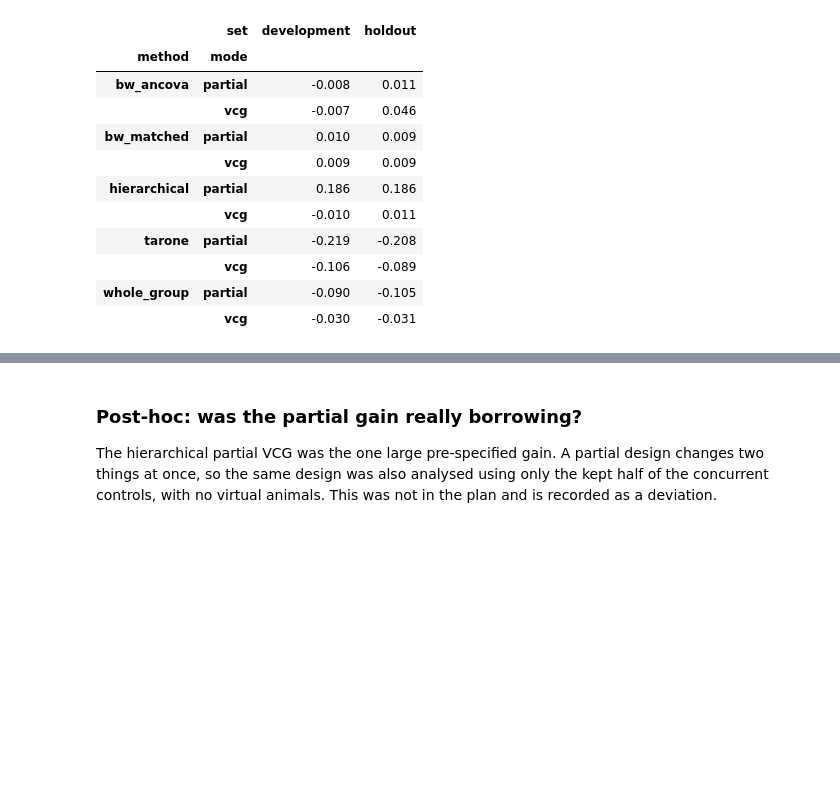
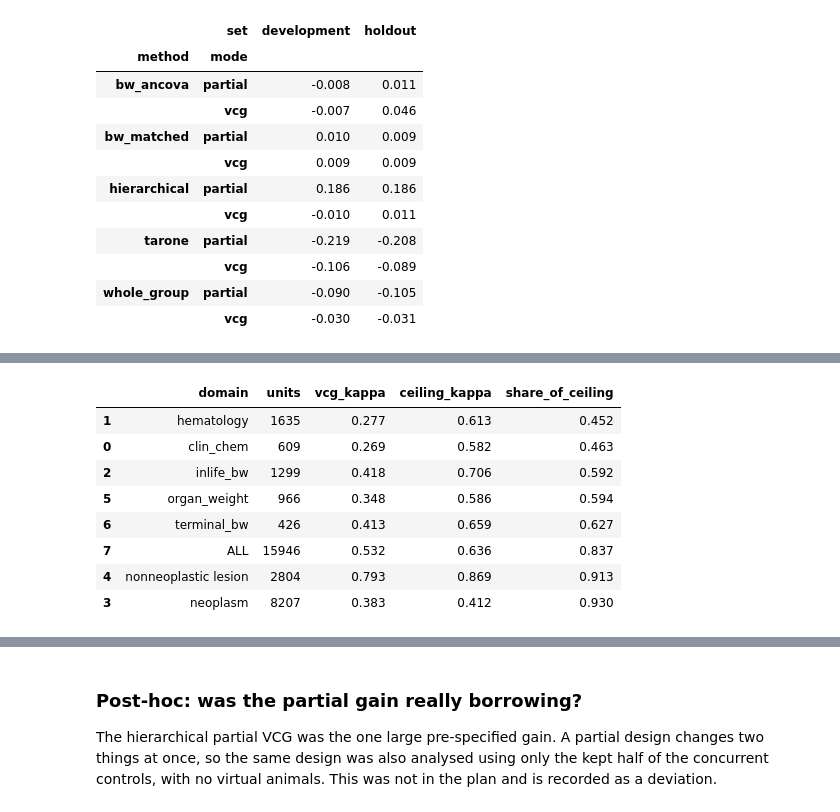
Before and after one commit to Jkovv/virtual-control-groups-ntp, a Jupyter notebook: notebooks/walkthrough.ipynb, the cells around one changed output, grey strips where cells are left out. Cells and saved outputs as stored; diff of their text form; code cells hidden in the pictures; blank space fills up the shorter version.

```diff
--- a/notebooks/walkthrough.ipynb
+++ b/notebooks/walkthrough.ipynb
@@ -441,0 +461,34 @@ vs[vs["domain"] == "all"].pivot_table(index=["method", "mode"], columns="set",
+# %%
+# the full VCG against the ceiling, on exactly the same endpoints
+from vcg.methods import _metrics_from_sums
+post = pd.read_parquet(C.TABLES_DIR / "method_endpoints_posthoc.parquet")
+pre = pd.read_parquet(C.TABLES_DIR / "method_endpoints.parquet")
+keys, cols = ["set", "study", "sex", "domain", "endpoint"], ["agree", "sig_conc", "sig_vcg", "fp", "fn"]
+ceil = post[(post["method"] == "split_half") & (post["mode"] == "disjoint")][keys + cols]
+pair = pre[(pre["method"] == "baseline") & (pre["mode"] == "vcg") & (pre["set"] == "holdout")].merge(ceil, on=keys,
+                                                                                                     suffixes=("", "_c"))
+
+def kappa_of(df, suffix=""):
+    n = np.array([float(len(df))])
+    sums = [np.array([float(df[c + suffix].sum())]) for c in cols]
+    return _metrics_from_sums(n, *sums)
+
+rows = []
+for dom, g in pair.groupby("domain", observed=True):
+    vcg, ceiling = kappa_of(g), kappa_of(g, "_c")
+    rows.append({"domain": dom, "units": len(g), "vcg_kappa": vcg[1][0], "ceiling_kappa": ceiling[1][0],
+                 "share_of_ceiling": vcg[1][0] / ceiling[1][0]})
+all_ = (kappa_of(pair), kappa_of(pair, "_c"))
+rows.append({"domain": "ALL", "units": len(pair), "vcg_kappa": all_[0][1][0],
+             "ceiling_kappa": all_[1][1][0], "share_of_ceiling": all_[0][1][0] / all_[1][1][0]})
+pd.DataFrame(rows).sort_values("share_of_ceiling").round(3)
+# %% [output]
+|  | domain | units | vcg_kappa | ceiling_kappa | share_of_ceiling |
+| 1 | hematology | 1635 | 0.277 | 0.613 | 0.452 |
+| 0 | clin_chem | 609 | 0.269 | 0.582 | 0.463 |
+| 2 | inlife_bw | 1299 | 0.418 | 0.706 | 0.592 |
+| 5 | organ_weight | 966 | 0.348 | 0.586 | 0.594 |
+| 6 | terminal_bw | 426 | 0.413 | 0.659 | 0.627 |
+| 7 | ALL | 15946 | 0.532 | 0.636 | 0.837 |
+| 4 | nonneoplastic lesion | 2804 | 0.793 | 0.869 | 0.913 |
+| 3 | neoplasm | 8207 | 0.383 | 0.412 | 0.930 |
```
Also changed, not shown: parts of 7 cells of this notebook.
